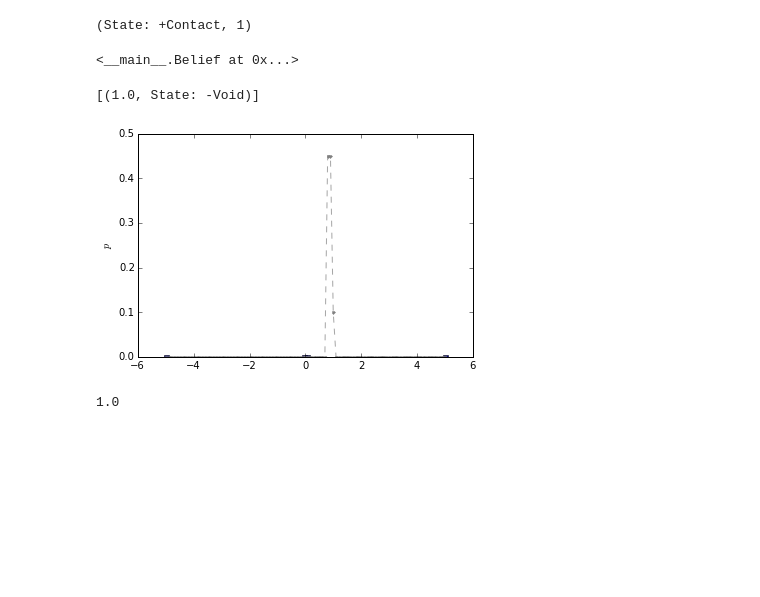
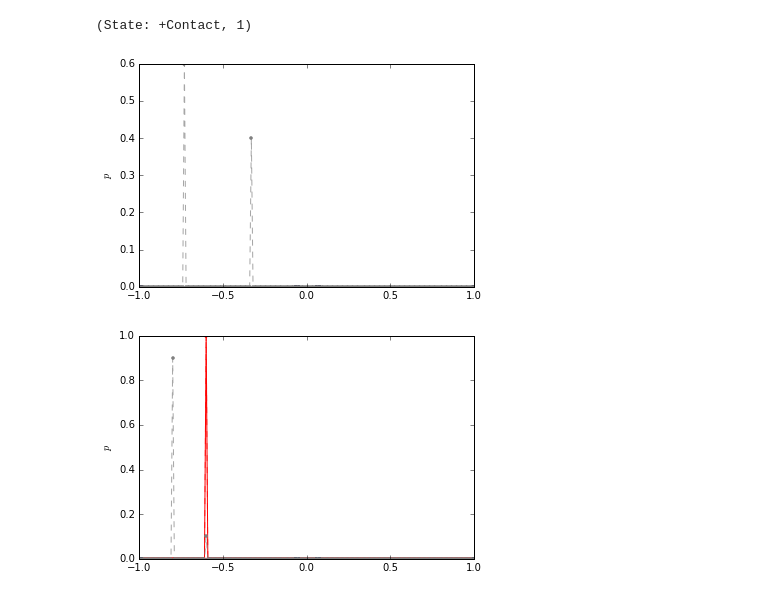
Before and after one commit to goretkin/tactile-pomdp, a Jupyter notebook: 1d-example-jig-object-relative.ipynb, the cells around one changed output. Cells and saved outputs as stored; diff of their text form; code cells hidden in the pictures; blank space fills up the shorter version.

Commit message:
change state space representation to be jig position in object frame.
also change units to be in meters, and Duplo size

```diff
--- a/1d-example-jig-object-relative.ipynb
+++ b/1d-example-jig-object-relative.ipynb
@@ -513,20 +589,25 @@ action = GuardedVelocity(1.0)
 # %%
 ss = list(state_generator(state_space))
 
-Belief.blend([ (1.0, Belief(delta=ss[0])), ])
+b = Belief.blend([ (0.6, Belief(delta=ss[31])),
+                    (0.4, Belief(delta=ss[71])),])
+
+ax = setup_belief_plot()
+b.plot(ax);
 # %% [output]
-<__main__.Belief at 0x...>
+[figure, added]
-# %%
-state_space.interpolate((5.5, -1.0))
-# %% [output]
-[(1.0, State: -Void)]
-# %%
-b = action.propogate_state(state_space.nearest((1.0,1)), dt=0.15)
-ax = setup_belief_plot()
-b.plot(ax);
-# %% [output]
-[figure, removed]
-# %%
-b.sum()
-# %% [output]
-1.0
+# %%
+ax = setup_belief_plot()
+state = state_space.nearest((-0.6, 1.0))
+b = Belief(delta=state)
+b.plot(ax, p_metric_kwargs=dict(color='red'))
+
+b1 = GuardedVelocity(0.2).propogate_state(state, dt=1.0)
+b1.plot(ax);
+
+try:
+    b.metric_mean(), b1.metric_mean()
+except ValueError as e:
+    print(e)
+# %% [output]
+[figure, added]
```
Also changed, not shown: parts of 24 cells of this notebook.
